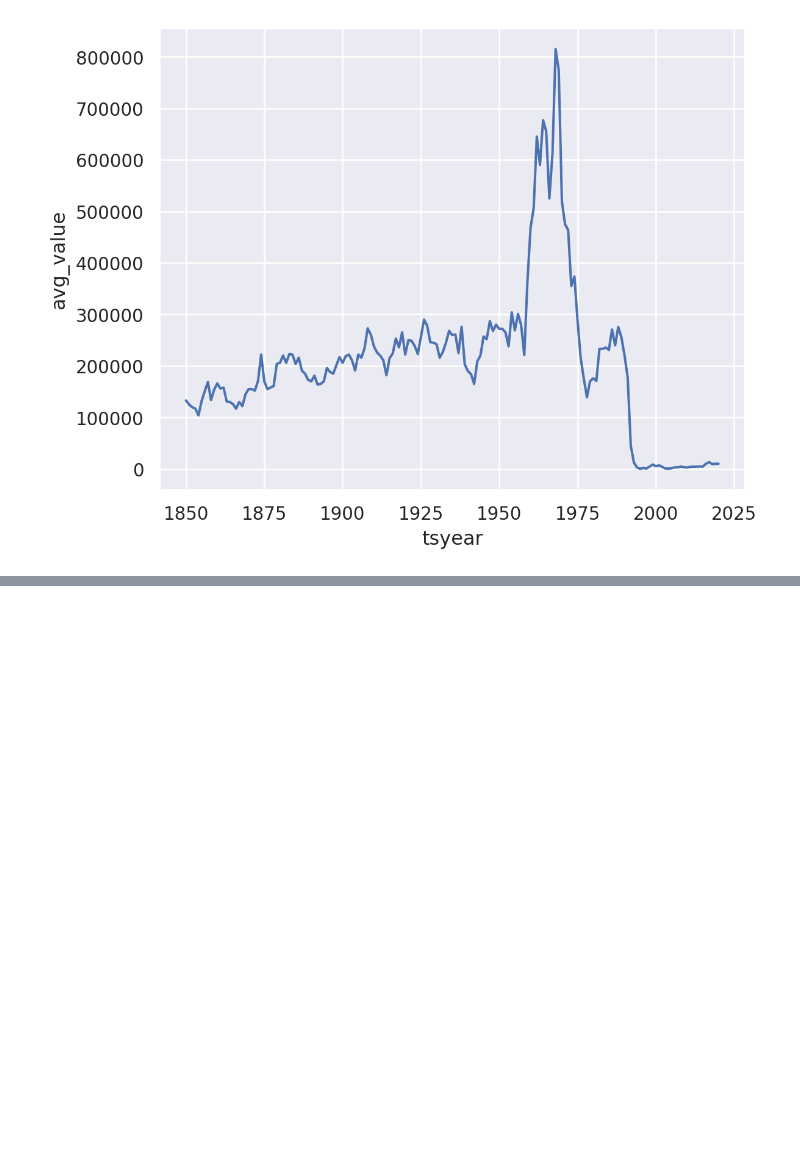
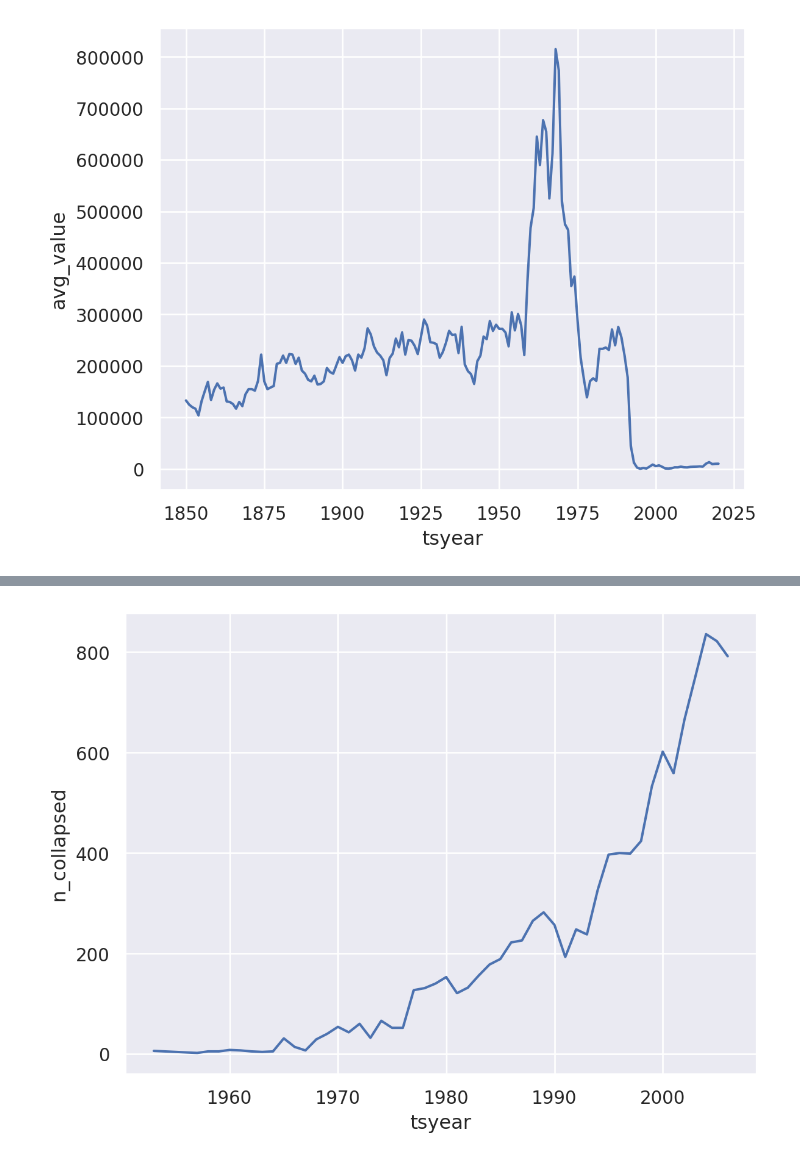
Before and after one commit to espm-288/fish-gabe-pooneh-fish, a Jupyter notebook: notebook.ipynb, the cells around one changed output, grey strips where cells are left out. Cells and saved outputs as stored; diff of their text form; code cells hidden in the pictures; blank space fills up the shorter version.

```diff
--- a/notebook.ipynb
+++ b/notebook.ipynb
@@ -276,0 +260,4 @@ so.Plot(df, x = "tsyear", y = "percent_coll").add(so.Line())
+# %%
+so.Plot(df, x = "tsyear", y = "n_collapsed").add(so.Line())
+# %% [output]
+[figure, added]
```
Also changed, not shown: parts of 13 cells of this notebook.
